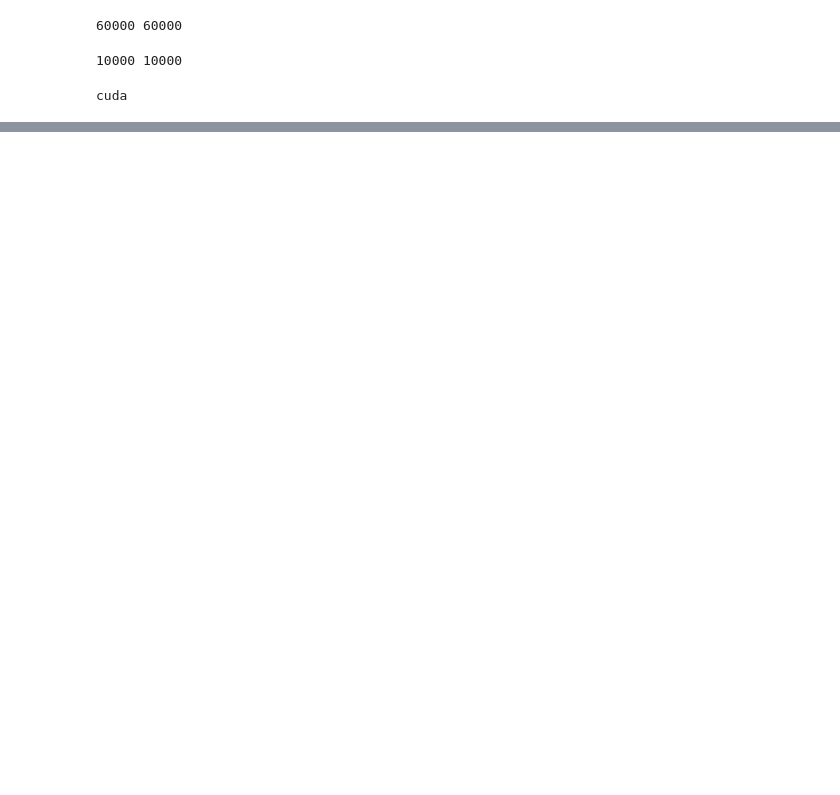
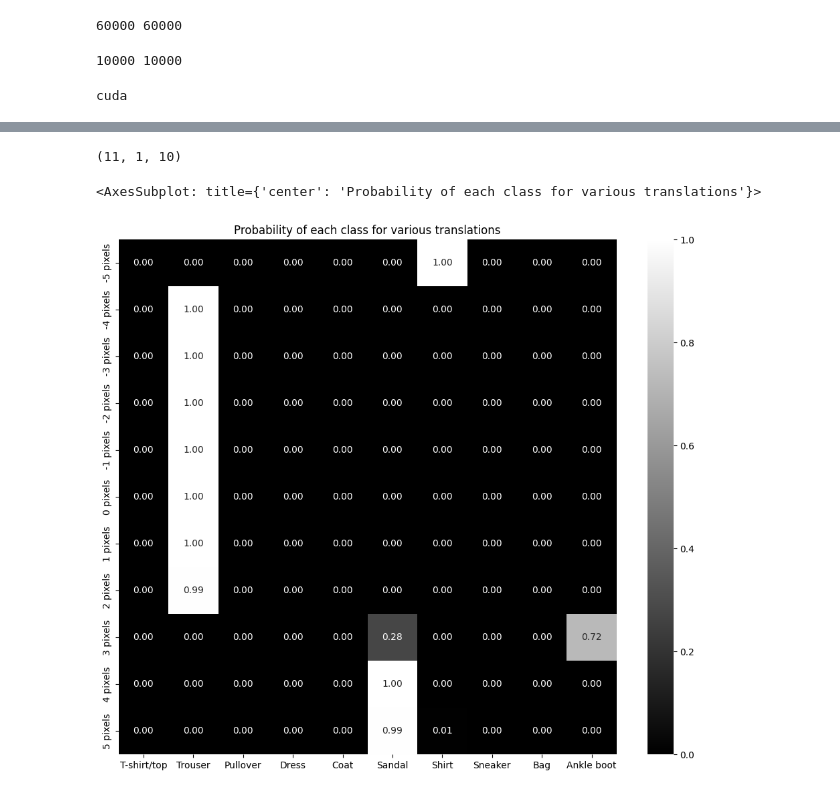
Before and after one commit to rammahayufitra/section2-object-classification-and-detection, a Jupyter notebook: introduction-convolution-neural-network/CNN-on-FashionMNIST.ipynb, the cells around one changed output, grey strips where cells are left out. Drawn from its saved outputs; the diff is of its cells as text; code cells hidden in the pictures; blank space fills up the shorter version.

```diff
--- a/introduction-convolution-neural-network/CNN-on-FashionMNIST.ipynb
+++ b/introduction-convolution-neural-network/CNN-on-FashionMNIST.ipynb
@@ -98,0 +223,12 @@ RuntimeError: mat1 dim 1 must match mat2 dim 0
+# %%
+np.array(preds).shape
+# %% [output]
+(11, 1, 10)
+# %%
+import seaborn as sns
+fig, ax = plt.subplots(1,1, figsize=(12,10))
+plt.title('Probability of each class for various translations')
+sns.heatmap(np.array(preds).reshape(11,10), annot=True, ax=ax, fmt='.2f', xticklabels=fmnist.classes, yticklabels=[str(i)+str(' pixels') for i in range(-5,6)], cmap='gray')
+# %% [output]
+<AxesSubplot: title={'center': 'Probability of each class for various translations'}>
+[figure, added]
```
Also changed, not shown: parts of 4 cells of this notebook.
